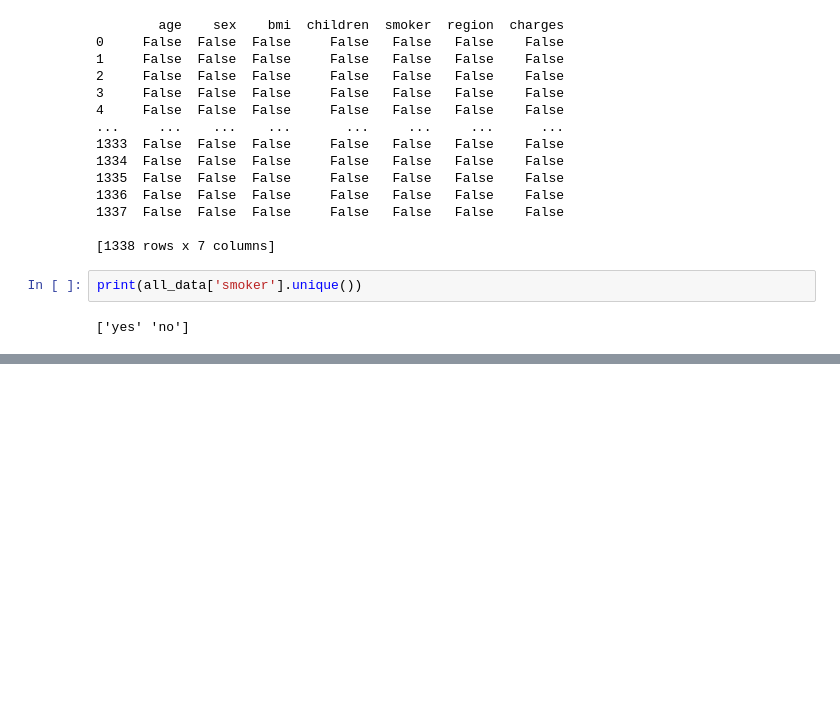
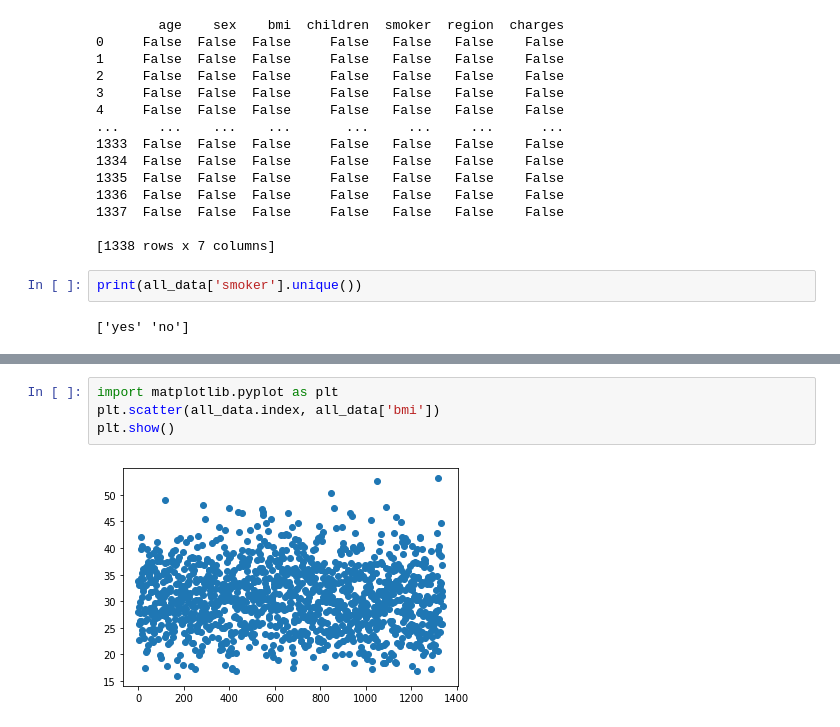
Before and after one commit to jumikao/USA_Medical_Insurance_Analysis_-Linear_Regression_project-, a Jupyter notebook: Untitled1.ipynb, the cells around one changed output, grey strips where cells are left out. Cells and saved outputs as stored; diff of their text form; blank space fills up the shorter version.

```diff
--- a/Untitled1.ipynb
+++ b/Untitled1.ipynb
@@ -157,0 +212,6 @@ print(all_data['smoker'].unique())
+# %%
+import matplotlib.pyplot as plt
+plt.scatter(all_data.index, all_data['bmi'])
+plt.show()
+# %% [output]
+[figure, added]
```
Also changed, not shown: parts of 9 cells of this notebook.
